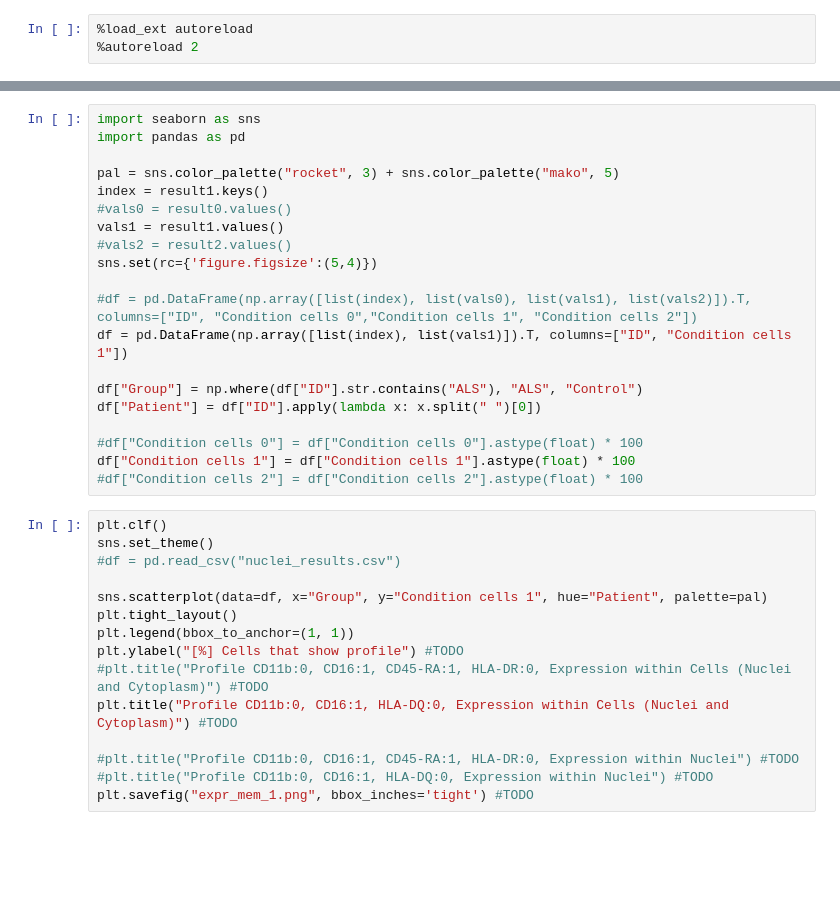
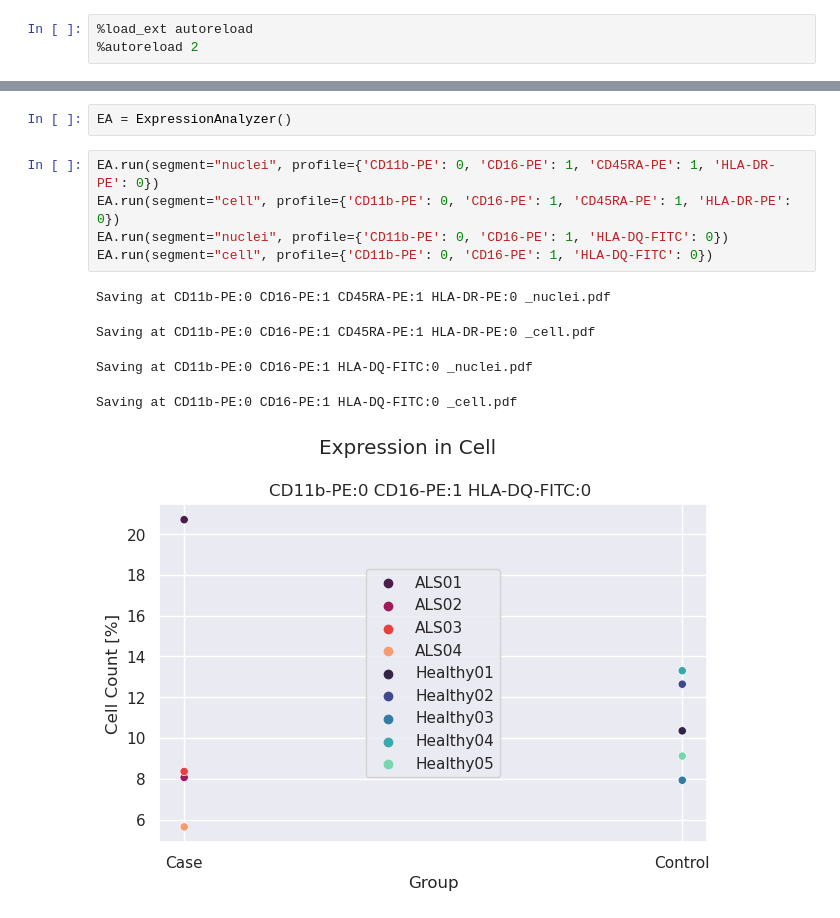
Before and after one commit to bionetslab/ALS_MELC_Data_Analysis, a Jupyter notebook: expression_data.ipynb, the cells around one changed output, grey strips where cells are left out. Drawn from its saved outputs; the diff is of its cells as text; blank space fills up the shorter version.

```diff
--- a/expression_data.ipynb
+++ b/expression_data.ipynb
@@ -109,35 +27,13 @@ if 0:
-# %%
-import seaborn as sns
-import pandas as pd
-
-pal = sns.color_palette("rocket", 3) + sns.color_palette("mako", 5)
-index = result1.keys()
-#vals0 = result0.values()
-vals1 = result1.values()
-#vals2 = result2.values()
-sns.set(rc={'figure.figsize':(5,4)})
-
-#df = pd.DataFrame(np.array([list(index), list(vals0), list(vals1), list(vals2)]).T, columns=["ID", "Condition cells 0","Condition cells 1", "Condition cells 2"])
-df = pd.DataFrame(np.array([list(index), list(vals1)]).T, columns=["ID", "Condition cells 1"])
-
-df["Group"] = np.where(df["ID"].str.contains("ALS"), "ALS", "Control")
-df["Patient"] = df["ID"].apply(lambda x: x.split(" ")[0])
-
-#df["Condition cells 0"] = df["Condition cells 0"].astype(float) * 100
-df["Condition cells 1"] = df["Condition cells 1"].astype(float) * 100
-#df["Condition cells 2"] = df["Condition cells 2"].astype(float) * 100
-# %%
-plt.clf()
-sns.set_theme()
-#df = pd.read_csv("nuclei_results.csv")
-
-sns.scatterplot(data=df, x="Group", y="Condition cells 1", hue="Patient", palette=pal)
-plt.tight_layout()
-plt.legend(bbox_to_anchor=(1, 1))
-plt.ylabel("[%] Cells that show profile") #TODO
-#plt.title("Profile CD11b:0, CD16:1, CD45-RA:1, HLA-DR:0, Expression within Cells (Nuclei and Cytoplasm)") #TODO
-plt.title("Profile CD11b:0, CD16:1, HLA-DQ:0, Expression within Cells (Nuclei and Cytoplasm)") #TODO
-
-#plt.title("Profile CD11b:0, CD16:1, CD45-RA:1, HLA-DR:0, Expression within Nuclei") #TODO
-#plt.title("Profile CD11b:0, CD16:1, HLA-DQ:0, Expression within Nuclei") #TODO
-plt.savefig("expr_mem_1.png", bbox_inches='tight') #TODO
+# %%
+EA = ExpressionAnalyzer()
+# %%
+EA.run(segment="nuclei", profile={'CD11b-PE': 0, 'CD16-PE': 1, 'CD45RA-PE': 1, 'HLA-DR-PE': 0})
+EA.run(segment="cell", profile={'CD11b-PE': 0, 'CD16-PE': 1, 'CD45RA-PE': 1, 'HLA-DR-PE': 0})
+EA.run(segment="nuclei", profile={'CD11b-PE': 0, 'CD16-PE': 1, 'HLA-DQ-FITC': 0})
+EA.run(segment="cell", profile={'CD11b-PE': 0, 'CD16-PE': 1, 'HLA-DQ-FITC': 0})
+# %% [output]
+Saving at CD11b-PE:0 CD16-PE:1 CD45RA-PE:1 HLA-DR-PE:0 _nuclei.pdf
+Saving at CD11b-PE:0 CD16-PE:1 CD45RA-PE:1 HLA-DR-PE:0 _cell.pdf
+Saving at CD11b-PE:0 CD16-PE:1 HLA-DQ-FITC:0 _nuclei.pdf
+Saving at CD11b-PE:0 CD16-PE:1 HLA-DQ-FITC:0 _cell.pdf
+[figure, added]
```
Also changed, not shown: parts of 6 cells of this notebook, 13 other files.
